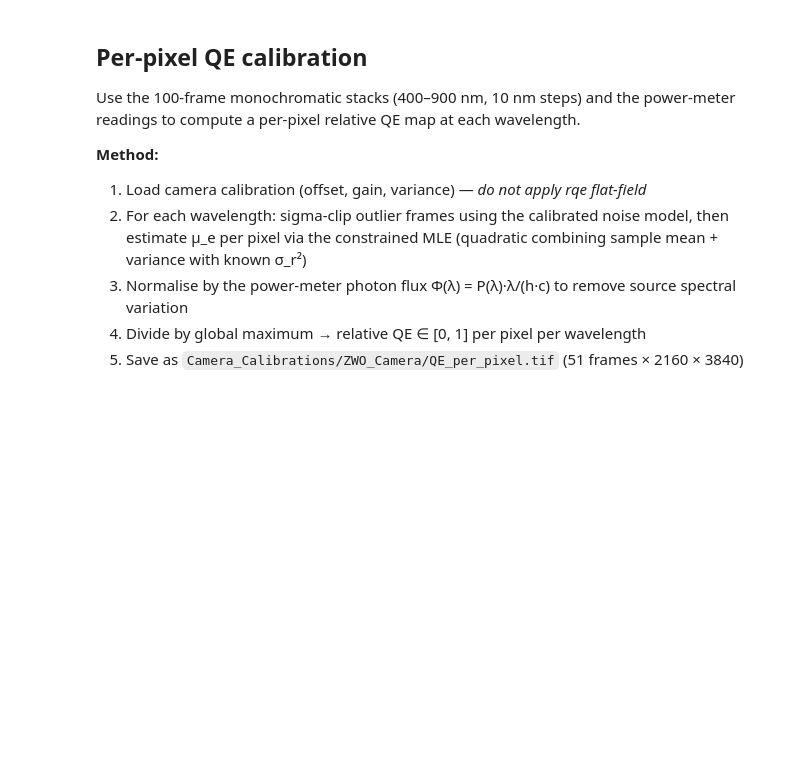
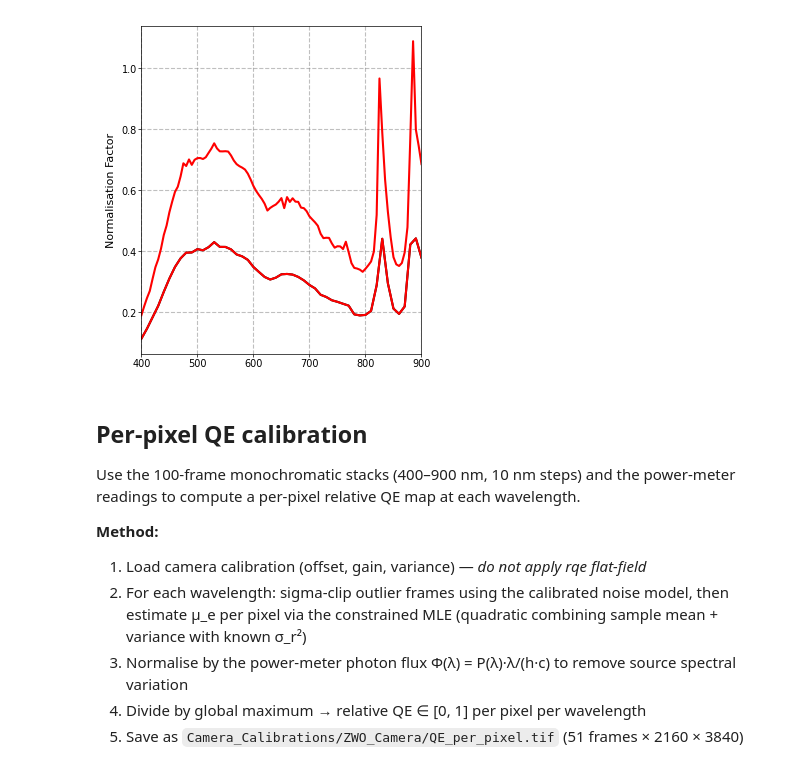
Before and after one commit to JBeckwith/pyS3M, a Jupyter notebook: notebooks/calibration/sCMOS_QE_Calibration_ZWO.ipynb, the cells around one changed output. Drawn from its saved outputs; the diff is of its cells as text; code cells hidden in the pictures; blank space fills up the shorter version.

```diff
--- a/notebooks/calibration/sCMOS_QE_Calibration_ZWO.ipynb
+++ b/notebooks/calibration/sCMOS_QE_Calibration_ZWO.ipynb
@@ -98,3 +104,18 @@ axs.set_xlim([400, 900])
+# %%
+fig, axs = plotter.one_column_plot()
+
+axs.plot(wavelength_filter[0], 1e6*power_meter_hole[0][0,:]*power_calibration, 'k')
+
+for i in np.arange(len(directories_hole)):
+    axs.errorbar(wavelength_hole[i], power_meter_filter[i][0, :]*1e6, yerr=power_meter_filter[i][1, :], color='red', label='through hole')
+
+axs.set_ylabel('Normalisation Factor')
+axs.grid(True, ls='--', alpha=0.5, color='gray')
+axs.set_xlim([400, 900])
+folder = '/home/jbeckwith/Documents/pCloud/Chemistry/Lee/Talks+Posters/Subgroup/20260427/'
+plt.savefig(os.path.join(folder, 'Test_Recapitulation.svg'), dpi=600, format='svg')
+# %% [output]
+[figure, added]
 # %% [markdown]
 ## Per-pixel QE calibration
 
```
Also changed, not shown: parts of 21 cells of this notebook, 6 other files.
